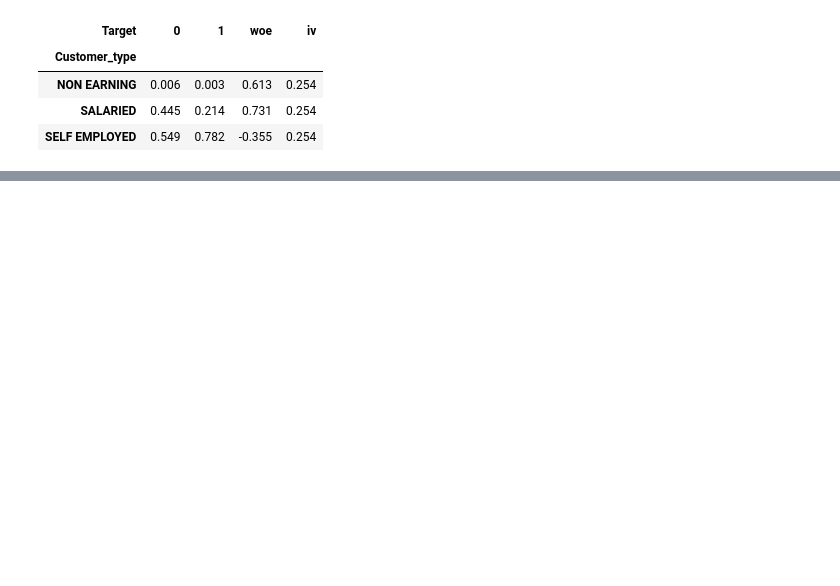
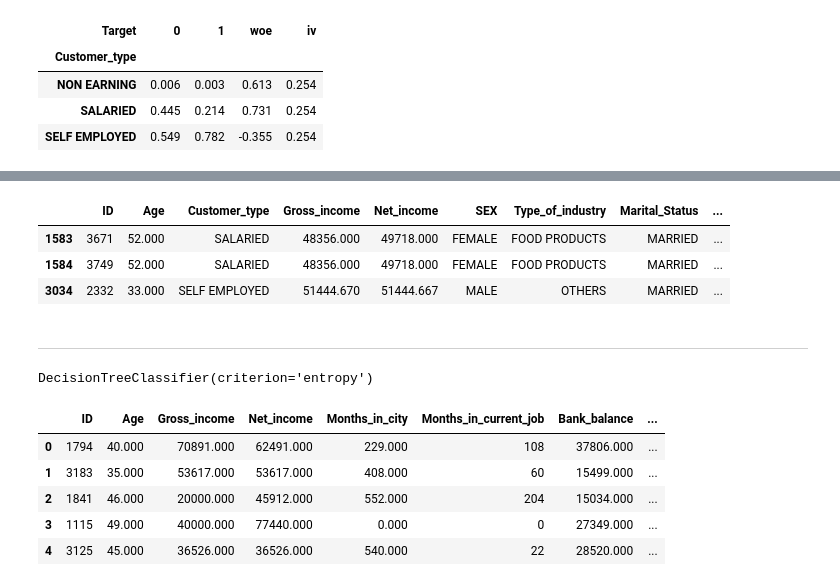
Before and after one commit to EshaanJoshiSDBI/Notes, a Jupyter notebook: Sem6/Finance/application_scorecard_eda.ipynb, the cells around one changed output, grey strips where cells are left out. Drawn from its saved outputs; the diff is of its cells as text; code cells hidden in the pictures; blank space fills up the shorter version.

```diff
--- a/Sem6/Finance/application_scorecard_eda.ipynb
+++ b/Sem6/Finance/application_scorecard_eda.ipynb
@@ -439,0 +506,29 @@ iv
+# %%
+df['days_lst_enq/days_lst_hle_enq'] = df['days_hl_last_enq']/df['days_last_enq']
+df['3mnths(hle/tot_enq)'] = df['#_hle_enq_3mnths']/df['#_enq_3mnths']
+df['12mnths(hle/tot_enq)'] = df['#_hle_enq_12mnths']/df['#_enq_12mnths']
+df['hle_acc/tot_acc'] = df['Tot_accounts'] / df['Tot_hle_accounts']
+df['unsecured_loans/tot_acc'] = df['Tot_unsecured_loans']/df['Tot_accounts']
+df['live_hle/tot_live_loans'] = df['Tot_live_homeloans'] / df['Tot_live_loans']
+df['live_unsecured/tot_live_loans'] = df['Tot_live_unsecuredloans'] / df['Tot_live_loans']
+df['unsecured_amnt_rem/tot_amnt_rem'] = df['Tot_unsecured_outstanding_amt'] / df['Tot_amt_outstanding']
+df['secured_amnt_rem/unsecured_amnt_rem'] = df['Tot_secured_outstanding_amt'] / df['Tot_unsecured_outstanding_amt']
+df['mnths_currjob/mnths_city'] = df['Months_in_current_job'] / df['Months_in_city']
+df['bank_balance/tot_amnt_rem'] = df['Bank_balance'] / df['Tot_amt_outstanding']
+df['bank_balance/unsecured_amnt_rem'] = df['Bank_balance'] / df['Tot_unsecured_outstanding_amt']
+df['avg_debtdays/tot_acc'] = df['Avg_days_in_debt'] / df['Tot_accounts']
+df['avg_debtdays/tot_live_acc'] = df['Avg_days_in_debt'] / df['Tot_live_loans']
+df['bank_balance/net_income'] = df['Bank_balance'] / df['Net_income']
+df['net_income/gross_income'] = df['Net_income'] / df['Gross_income']
+df['age_days/avg_days_in_debt'] = df['Age']*365/df['Avg_days_in_debt']
+df['tot_live_acc/tot_acc'] = df['Tot_live_loans'] / df['Tot_accounts']
+df['tot_live_hle/tot_hle'] = df['Tot_live_homeloans'] / df['Tot_hle_accounts']
+# %%
+df.loc[df[df['Tot_amt_outstanding'] < df['Tot_unsecured_outstanding_amt']].index,:]
+# %% [output]
+|  | ID | Age | Customer_type | Gross_income | Net_income | SEX | Type_of_industry | Marital_Status | ... |
+| 1583 | 3671 | 52.000 | SALARIED | 48356.000 | 49718.000 | FEMALE | FOOD PRODUCTS | MARRIED | ... |
+| 1584 | 3749 | 52.000 | SALARIED | 48356.000 | 49718.000 | FEMALE | FOOD PRODUCTS | MARRIED | ... |
+| 3034 | 2332 | 33.000 | SELF EMPLOYED | 51444.670 | 51444.667 | MALE | OTHERS | MARRIED | ... |
+# %% [markdown]
+---
@@ -439,0 +544,6 @@ iv
+# %%
+df = df[df['Age'].notna()]
+df = df[df['SEX'].notna()]
+df = df[df['Type_of_industry'].notna()]
+df = df[df['Marital_Status'].notna()]
+df = df[df['Months_in_city'].notna()]
@@ -439,0 +555,15 @@ iv
+# %%
+tree.fit(x,y)
+# %% [output]
+DecisionTreeClassifier(criterion='entropy')
+# %%
+df = pd.get_dummies(df)
+# %%
+df.head()
+# %% [output]
+|  | ID | Age | Gross_income | Net_income | Months_in_city | Months_in_current_job | Bank_balance | ... |
+| 0 | 1794 | 40.000 | 70891.000 | 62491.000 | 229.000 | 108 | 37806.000 | ... |
+| 1 | 3183 | 35.000 | 53617.000 | 53617.000 | 408.000 | 60 | 15499.000 | ... |
+| 2 | 1841 | 46.000 | 20000.000 | 45912.000 | 552.000 | 204 | 15034.000 | ... |
+| 3 | 1115 | 49.000 | 40000.000 | 77440.000 | 0.000 | 0 | 27349.000 | ... |
+| 4 | 3125 | 45.000 | 36526.000 | 36526.000 | 540.000 | 22 | 28520.000 | ... |
```
Also changed, not shown: parts of 56 cells of this notebook, 32 other files.
